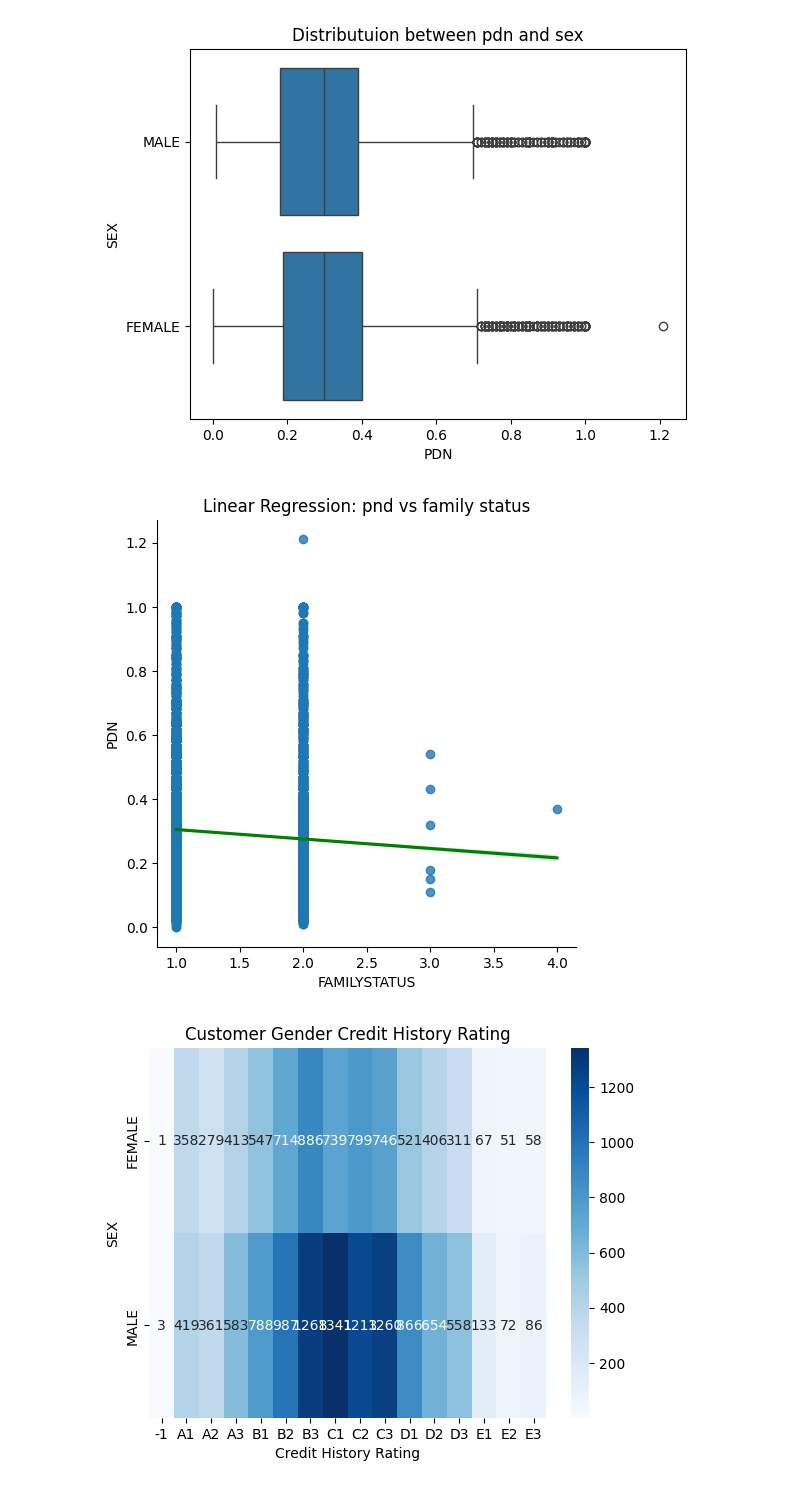
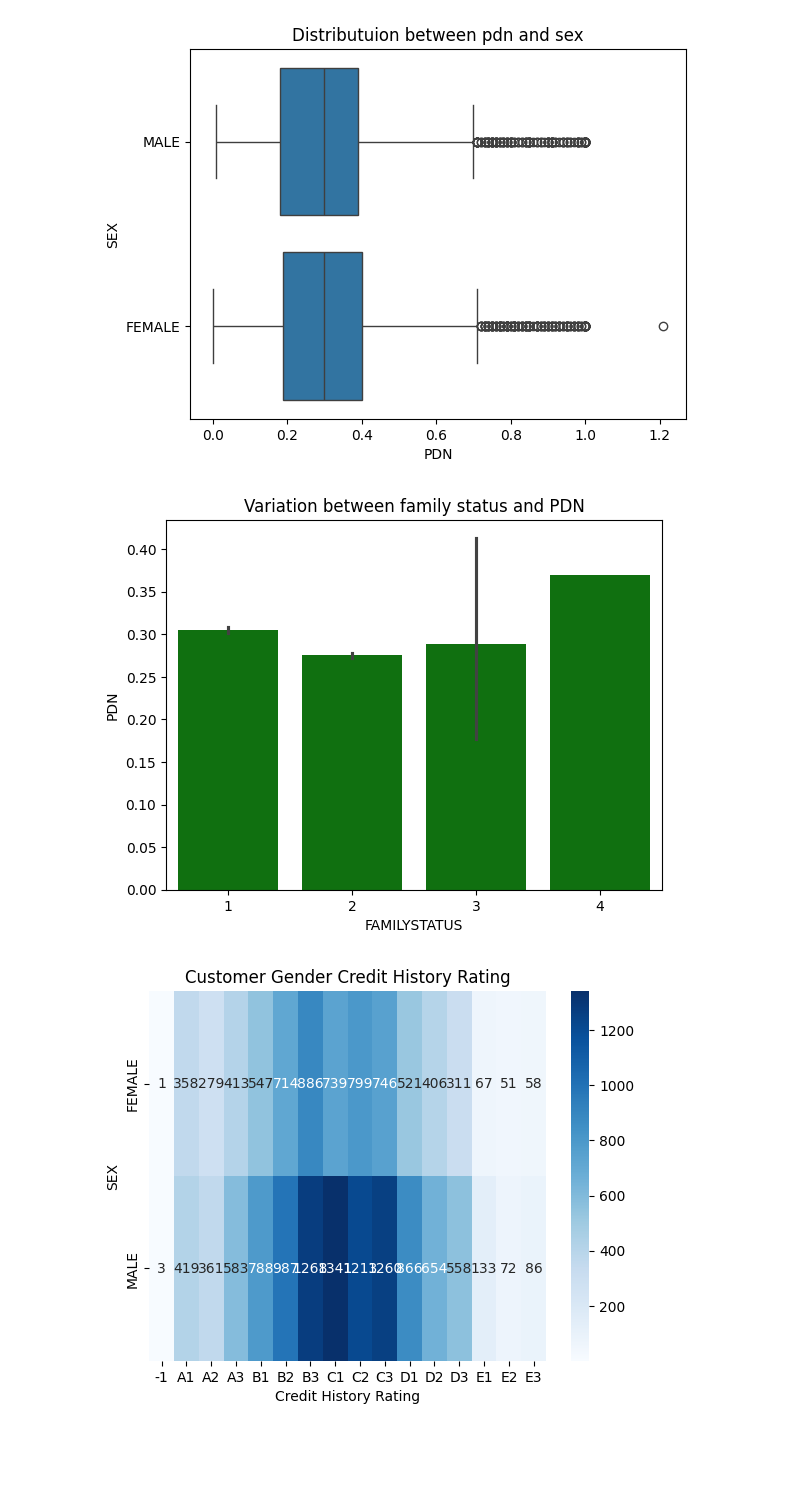
Before and after one commit to UgoChikezie2/ugo-final-project, a Jupyter notebook: notebooks/Ugo_Chikezie_Final-Project.ipynb, the cells around one changed output. Cells and saved outputs as stored; diff of their text form; code cells hidden in the pictures; blank space fills up the shorter version.

```diff
--- a/notebooks/Ugo_Chikezie_Final-Project.ipynb
+++ b/notebooks/Ugo_Chikezie_Final-Project.ipynb
@@ -119,6 +118,14 @@ df.head()
 # %%
 df['SEX'] = df['SEX'].replace('Мужской', 'MALE')
 df['SEX'] = df['SEX'].replace('Женский', 'FEMALE')
+
+df['FAMILYSTATUS'] = df['FAMILYSTATUS'].astype(str)
+
+df['FAMILYSTATUS'] = df['FAMILYSTATUS'].replace(1, 'SINGLE')
+df['FAMILYSTATUS'] = df['FAMILYSTATUS'].replace(2, 'MARRIED')
+df['FAMILYSTATUS'] = df['FAMILYSTATUS'].replace(3, 'DIVORCED')
+df['FAMILYSTATUS'] = df['FAMILYSTATUS'].replace(4, 'SINGLE_PARENT')
+
 df.head()
 # %% [output]
 |  | Debt | Overdue Days | Initial Limit | BIRTHDATE | SEX | EDU | INCOME | TERM | ... |
@@ -226,14 +255,12 @@ plt.show()
 # %%
 import seaborn as sns
 import matplotlib.pyplot as plt
 
-sns.lmplot(x='FAMILYSTATUS', y='PDN', data=df, line_kws={'color': 'green'})
-plt.title('Linear Regression: pnd vs family status')
-plt.xlabel('FAMILYSTATUS')
-plt.ylabel('PDN')
+sns.barplot(y='PDN', x='FAMILYSTATUS', data=df, color="green")
+plt.title('Variation between family status and PDN')
 plt.show()
 # %% [output]
-[figure, old version]
+[figure, new version]
 # %%
 import seaborn as sns
 import pandas as pd
```
Also changed, not shown: parts of 15 cells of this notebook, 2 other files.
